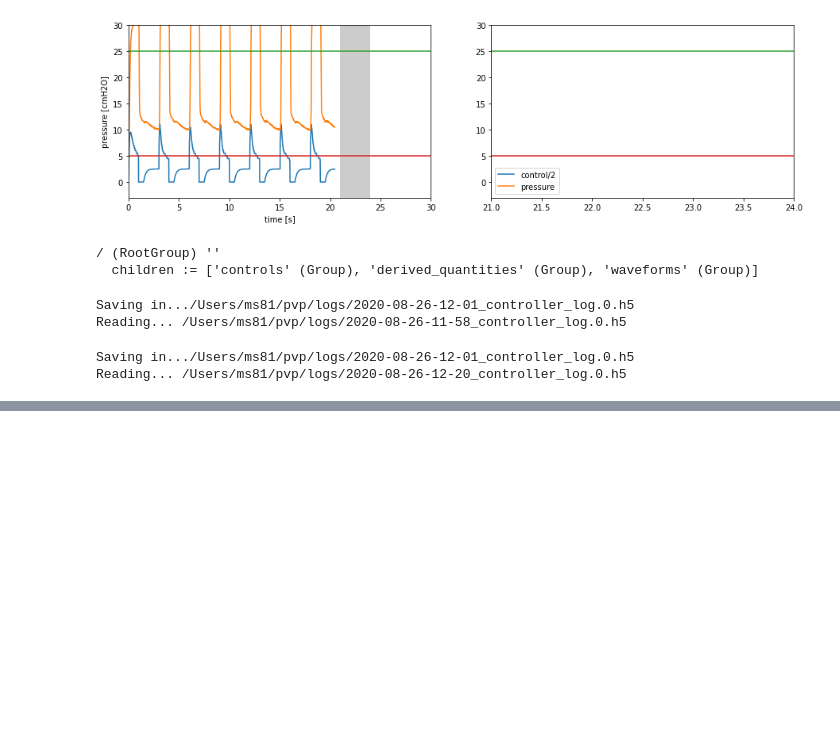
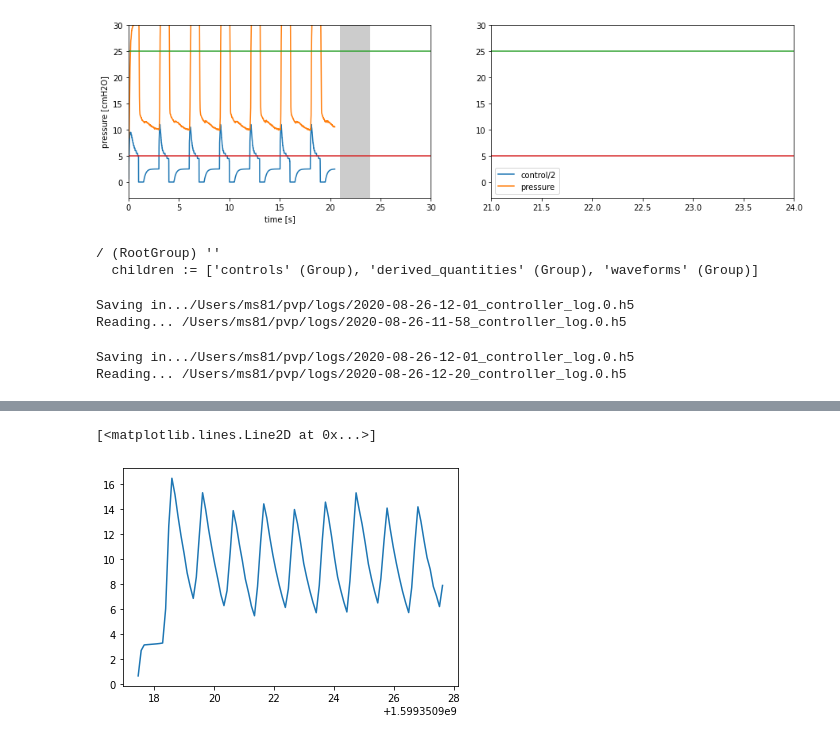
Before and after one commit to CohenLabPrinceton/pvp, a Jupyter notebook: sandbox/HOWTO_PlotData.ipynb, the cells around one changed output, grey strips where cells are left out. Saved outputs shown, nothing was run; the diff lists cells and outputs as text; code cells hidden in the pictures; blank space fills up the shorter version.

```diff
--- a/sandbox/HOWTO_PlotData.ipynb
+++ b/sandbox/HOWTO_PlotData.ipynb
@@ -269,0 +185,40 @@ Implausible values; ra
+# %%
+Controller = get_control_module(sim_mode=True, simulator_dt=0.01)
+Controller._LOOP_UPDATE_TIME = 0.01
+
+Controller.set_breath_detection(True)
+assert Controller.get_breath_detection() == True
+
+vals_start = Controller.get_sensors()
+
+command = ControlSetting(name=ValueName.PEEP, value=5)
+Controller.set_control(command)
+
+command = ControlSetting(name=ValueName.PIP, value=20)
+Controller.set_control(command)
+
+command = ControlSetting(name=ValueName.BREATHS_PER_MINUTE, value=3)
+Controller.set_control(command)
+
+command = ControlSetting(name=ValueName.INSPIRATION_TIME_SEC, value=0.3)
+Controller.set_control(command)
+
+pp = np.array([])
+tt = np.array([])
+Controller.start()
+time.sleep(0.1)
+for i in range(100):
+    time.sleep(0.1)
+    if time.time() - Controller._cycle_start > 1:
+        for i in range(500):
+            Controller._DATA_PRESSURE_LIST.append(0.1)
+    vals_start = Controller.get_sensors()
+    pp = np.append(pp, vals_start.PRESSURE)
+    tt = np.append(tt, time.time())
+
+Controller.stop() # consecutive stops should be ignored
+# %%
+pl.plot(tt, pp)
+# %% [output]
+[<matplotlib.lines.Line2D at 0x...>]
+[figure, added]
```
Also changed, not shown: parts of 7 cells of this notebook, 2 other files.
